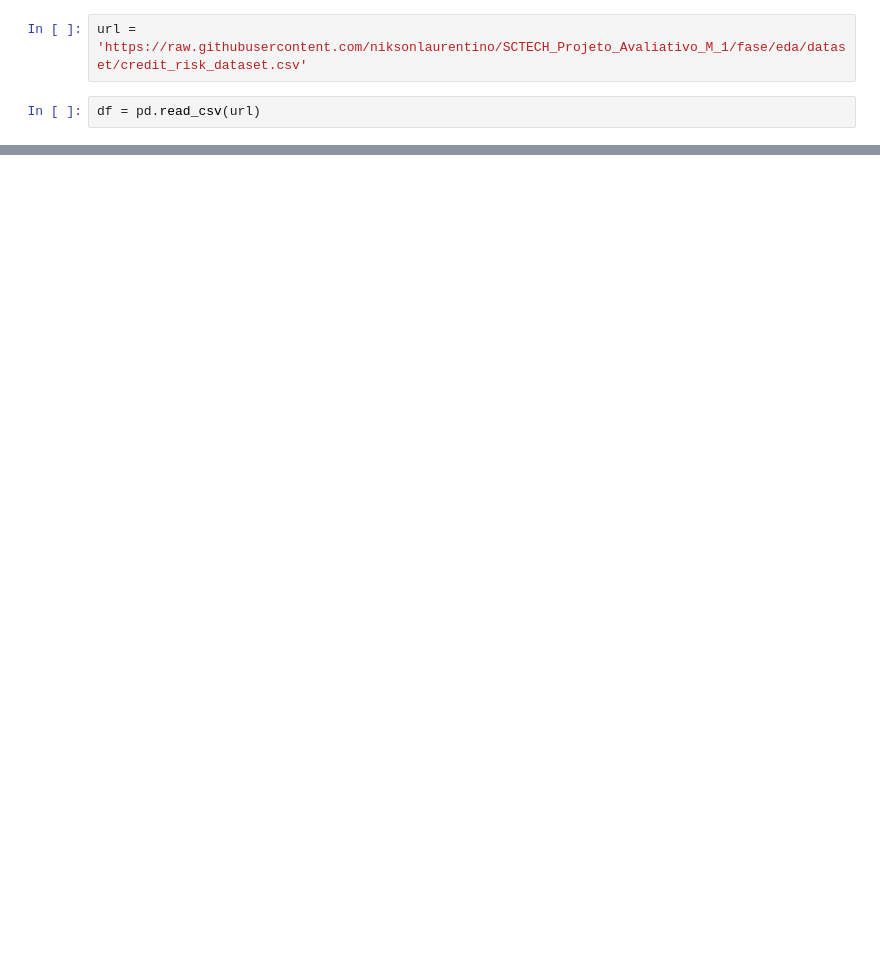
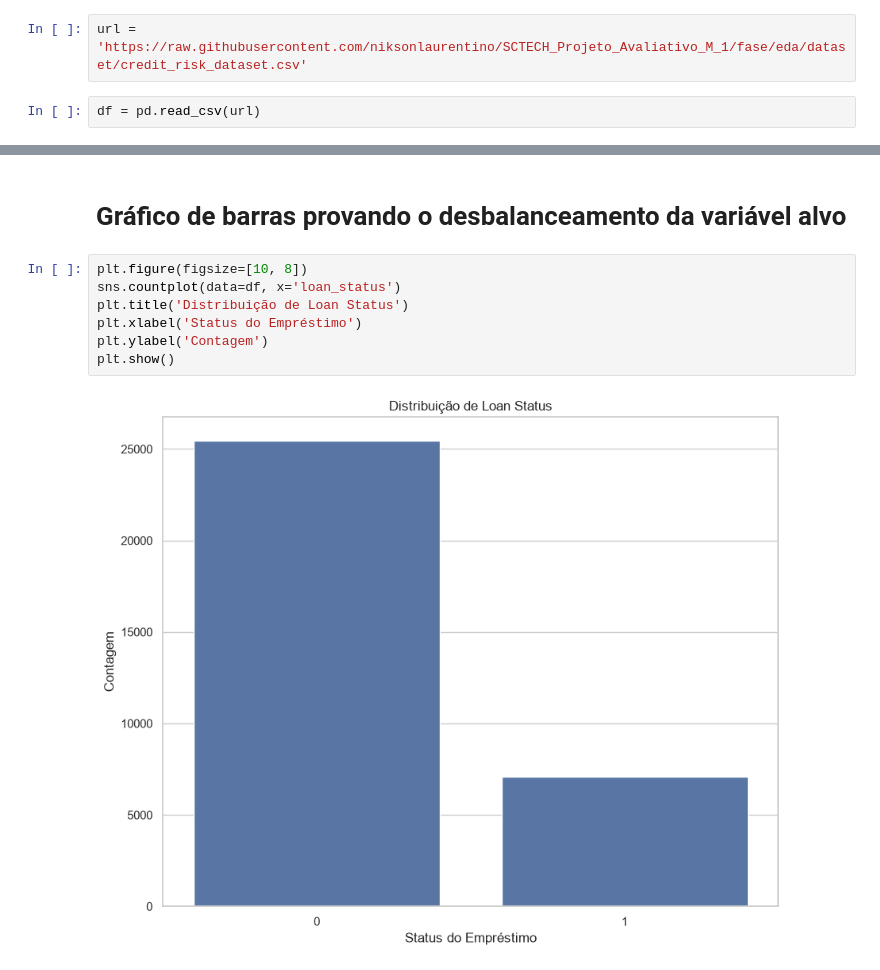
Before and after one commit to niksonlaurentino/SCTECH_Projeto_Avaliativo_M_1, a Jupyter notebook: Main.ipynb, the cells around one changed output, grey strips where cells are left out. Saved outputs shown, nothing was run; the diff lists cells and outputs as text; blank space fills up the shorter version.

```diff
--- a/Main.ipynb
+++ b/Main.ipynb
@@ -22,0 +92,11 @@ df
+# %% [markdown]
+# Gráfico de barras provando o desbalanceamento da variável alvo
+# %%
+plt.figure(figsize=[10, 8])
+sns.countplot(data=df, x='loan_status')
+plt.title('Distribuição de Loan Status')
+plt.xlabel('Status do Empréstimo')
+plt.ylabel('Contagem')
+plt.show()
+# %% [output]
+[figure, added]
```
Also changed, not shown: parts of 14 cells of this notebook.
